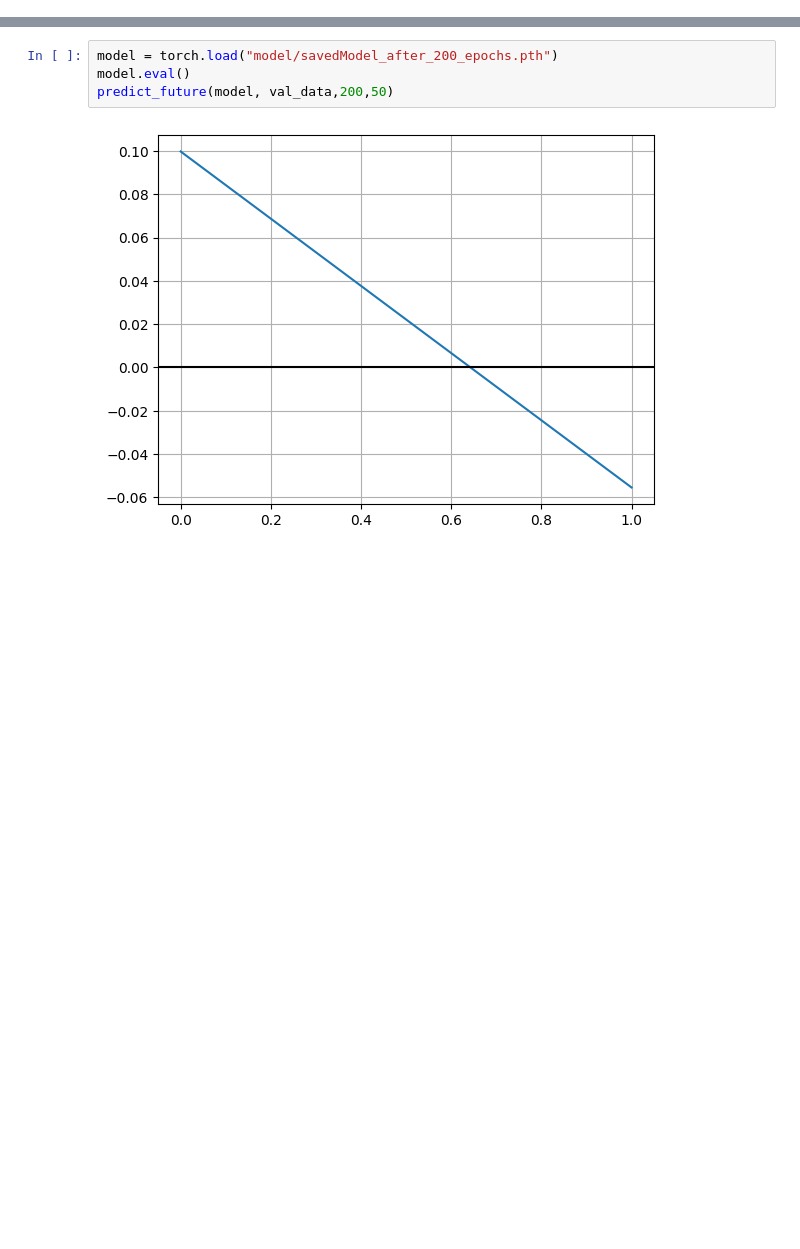
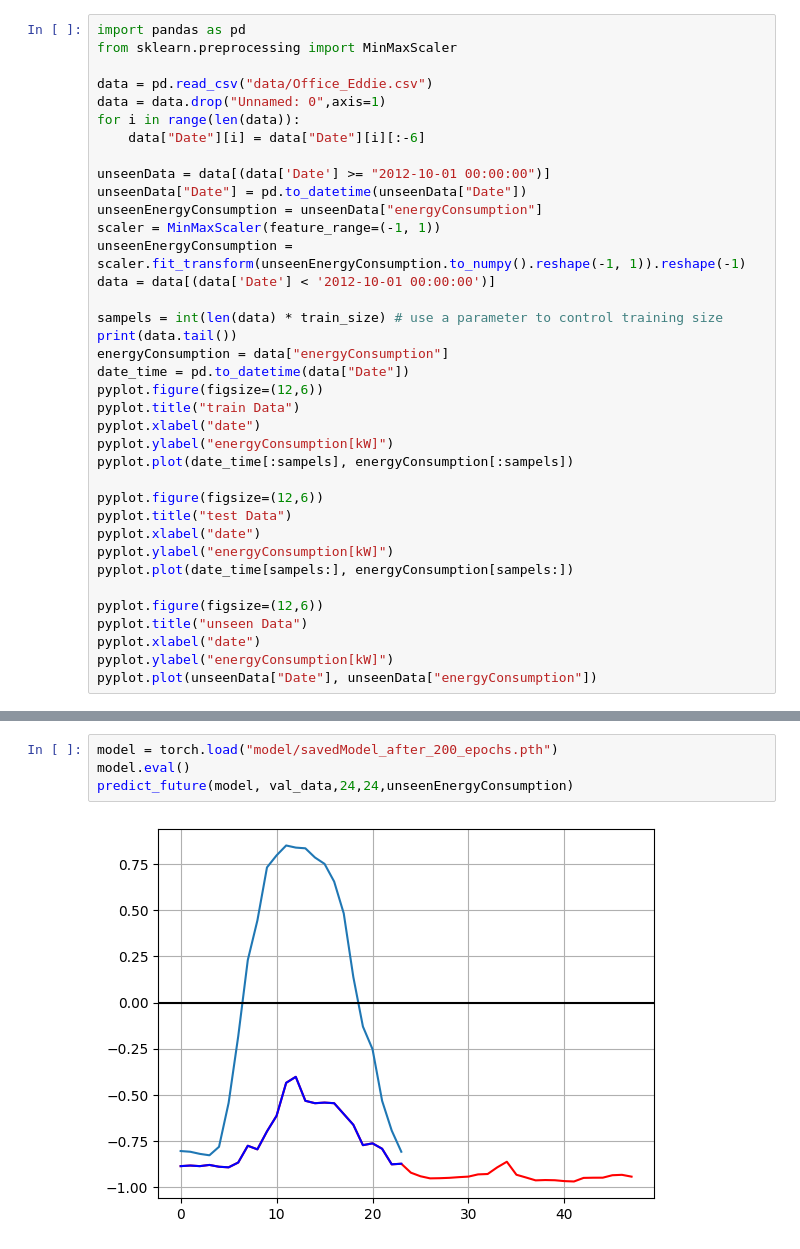
Before and after one commit to axcy0809/MasterThesis, a Jupyter notebook: transformerBuildingEnergy/transformer_buildingEnergy.ipynb, the cells around one changed output, grey strips where cells are left out. Cells and saved outputs as stored; diff of their text form; blank space fills up the shorter version.

Commit message:
add explenasion to transformer_buildingEnergy

```diff
--- a/transformerBuildingEnergy/transformer_buildingEnergy.ipynb
+++ b/transformerBuildingEnergy/transformer_buildingEnergy.ipynb
@@ -219,0 +235,37 @@ def evaluate(eval_model, data_source,criterion):
+# %%
+import pandas as pd
+from sklearn.preprocessing import MinMaxScaler
+
+data = pd.read_csv("data/Office_Eddie.csv")
+data = data.drop("Unnamed: 0",axis=1)
+for i in range(len(data)):
+    data["Date"][i] = data["Date"][i][:-6]
+
+unseenData = data[(data['Date'] >= "2012-10-01 00:00:00")]
+unseenData["Date"] = pd.to_datetime(unseenData["Date"])
+unseenEnergyConsumption = unseenData["energyConsumption"]
+scaler = MinMaxScaler(feature_range=(-1, 1))
+unseenEnergyConsumption = scaler.fit_transform(unseenEnergyConsumption.to_numpy().reshape(-1, 1)).reshape(-1)
+data = data[(data['Date'] < '2012-10-01 00:00:00')]
+
+sampels = int(len(data) * train_size) # use a parameter to control training size
+print(data.tail())
+energyConsumption = data["energyConsumption"]
+date_time = pd.to_datetime(data["Date"])
+pyplot.figure(figsize=(12,6))
+pyplot.title("train Data")
+pyplot.xlabel("date")
+pyplot.ylabel("energyConsumption[kW]")
+pyplot.plot(date_time[:sampels], energyConsumption[:sampels])
+
+pyplot.figure(figsize=(12,6))
+pyplot.title("test Data")
+pyplot.xlabel("date")
+pyplot.ylabel("energyConsumption[kW]")
+pyplot.plot(date_time[sampels:], energyConsumption[sampels:])
+
+pyplot.figure(figsize=(12,6))
+pyplot.title("unseen Data")
+pyplot.xlabel("date")
+pyplot.ylabel("energyConsumption[kW]")
+pyplot.plot(unseenData["Date"], unseenData["energyConsumption"])
@@ -276,6 +351,6 @@ torch.save(model, "model/savedModel_after_{}_epochs.pth".format(epochs))
 # %%
 model = torch.load("model/savedModel_after_200_epochs.pth")
 model.eval()
-predict_future(model, val_data,200,50)
+predict_future(model, val_data,24,24,unseenEnergyConsumption)
 # %% [output]
-[figure, old version]
+[figure, new version]
```
Also changed, not shown: parts of 20 cells of this notebook, 6 other files.
